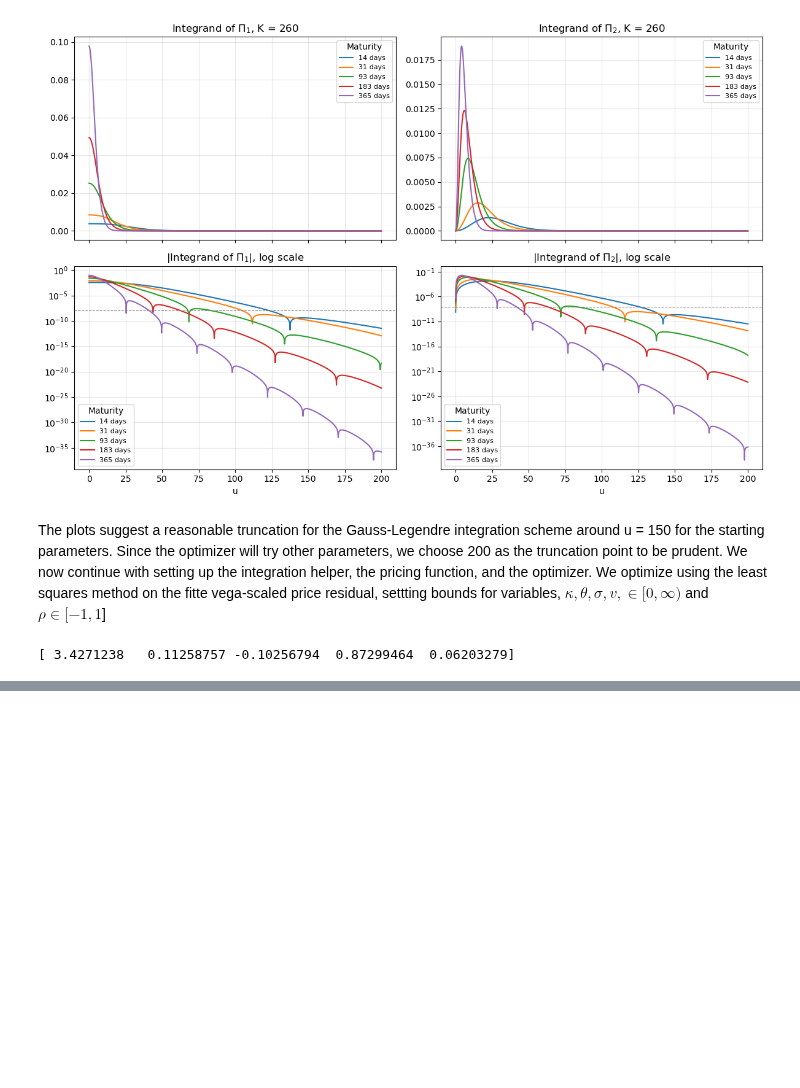
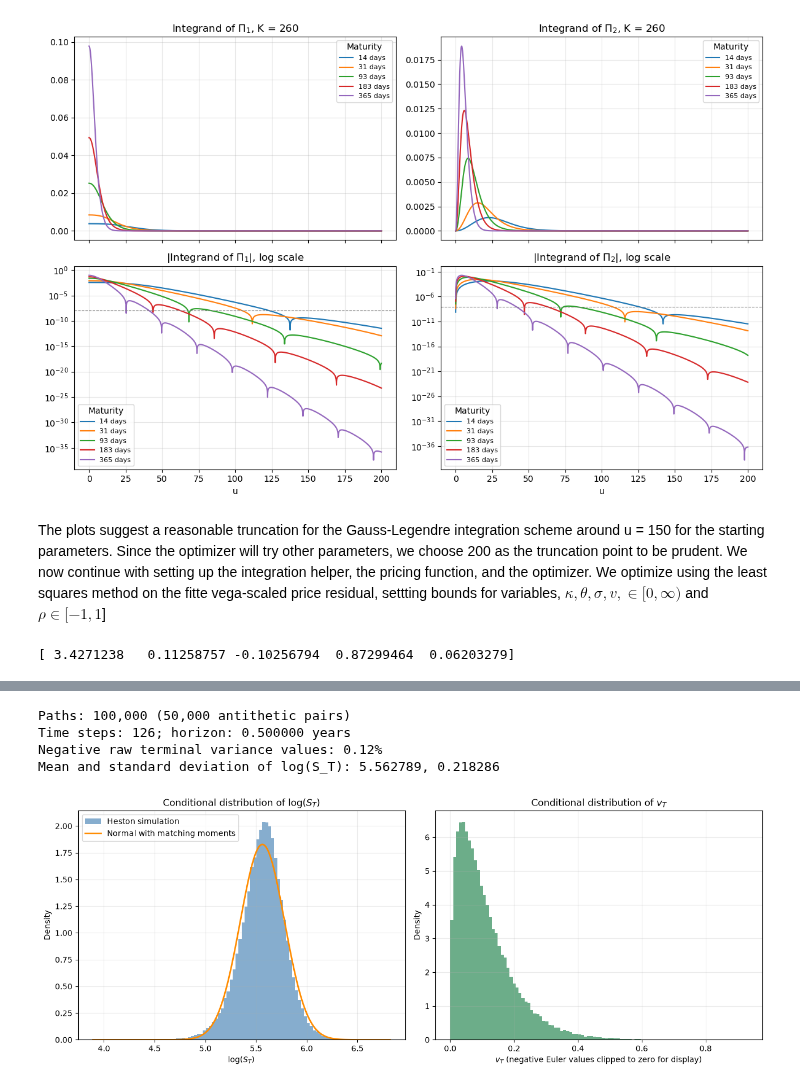
Before and after one commit to dvli22/Assignment-Mandatory, a Jupyter notebook: assignment1.ipynb, the cells around one changed output, grey strips where cells are left out. Drawn from its saved outputs; the diff is of its cells as text; code cells hidden in the pictures; blank space fills up the shorter version.

```diff
--- a/assignment1.ipynb
+++ b/assignment1.ipynb
@@ -306,0 +317,71 @@ plt.show()
+# %%
+# Question 3.1: Heston paths using full-truncation Euler and antithetic variates
+S0 = 260.0
+r = 0.05
+kappa, theta, rho, sigma_v, v0 = 4.0, 0.12, -0.15, 0.80, 0.06
+dt = 1 / 252
+n_steps = 126
+n_paths = 100_000
+seed = 1
+
+rng = np.random.default_rng(seed)
+n_pairs = n_paths // 2
+S_paths = np.empty((n_paths, n_steps + 1), dtype=float)
+v_paths = np.empty_like(S_paths)
+S_paths[:, 0] = S0
+v_paths[:, 0] = v0
+
+for step in range(n_steps):
+    z_s_half = rng.standard_normal(n_pairs)
+    z_perp_half = rng.standard_normal(n_pairs)
+    z_s = np.concatenate((z_s_half, -z_s_half))
+    z_perp = np.concatenate((z_perp_half, -z_perp_half))
+    z_v = rho * z_s + np.sqrt(1 - rho**2) * z_perp
+
+    v_current = v_paths[:, step]
+    v_positive = np.maximum(v_current, 0.0)
+    v_paths[:, step + 1] = (
+        v_current
+        + kappa * (theta - v_positive) * dt
+        + sigma_v * np.sqrt(v_positive * dt) * z_v
+    )
+    S_paths[:, step + 1] = S_paths[:, step] * np.exp(
+        (r - 0.5 * v_positive) * dt
+        + np.sqrt(v_positive * dt) * z_s
+    )
+
+T = n_steps * dt
+log_ST = np.log(S_paths[:, -1])
+log_ST_mean = log_ST.mean()
+log_ST_std = log_ST.std(ddof=1)
+vT_for_plot = np.maximum(v_paths[:, -1], 0.0)
+
+print(f"Paths: {n_paths:,} ({n_pairs:,} antithetic pairs)")
+print(f"Time steps: {n_steps}; horizon: {T:.6f} years")
+print(f"Negative raw terminal variance values: {(v_paths[:, -1] < 0).mean():.2%}")
+print(f"Mean and standard deviation of log(S_T): {log_ST_mean:.6f}, {log_ST_std:.6f}")
+
+fig, axes = plt.subplots(1, 2, figsize=(13, 5))
+x = np.linspace(log_ST.min(), log_ST.max(), 500)
+axes[0].hist(log_ST, bins=100, density=True, alpha=0.65, color="steelblue", label="Heston simulation")
+axes[0].plot(x, norm.pdf(x, loc=log_ST_mean, scale=log_ST_std), color="darkorange", lw=2, label="Normal with matching moments")
+axes[0].set_title(r"Conditional distribution of $\log(S_T)$")
+axes[0].set_xlabel(r"$\log(S_T)$")
+axes[0].set_ylabel("Density")
+axes[0].legend()
+axes[0].grid(alpha=0.25)
+
+axes[1].hist(vT_for_plot, bins=100, density=True, alpha=0.7, color="seagreen")
+axes[1].set_title(r"Conditional distribution of $v_T$")
+axes[1].set_xlabel(r"$v_T$ (negative Euler values clipped to zero for display)")
+axes[1].set_ylabel("Density")
+axes[1].grid(alpha=0.25)
+
+plt.tight_layout()
+plt.show()
+# %% [output]
+Paths: 100,000 (50,000 antithetic pairs)
+Time steps: 126; horizon: 0.500000 years
+Negative raw terminal variance values: 0.12%
+Mean and standard deviation of log(S_T): 5.562789, 0.218286
+[figure, added]
```
Also changed, not shown: parts of 9 cells of this notebook.
